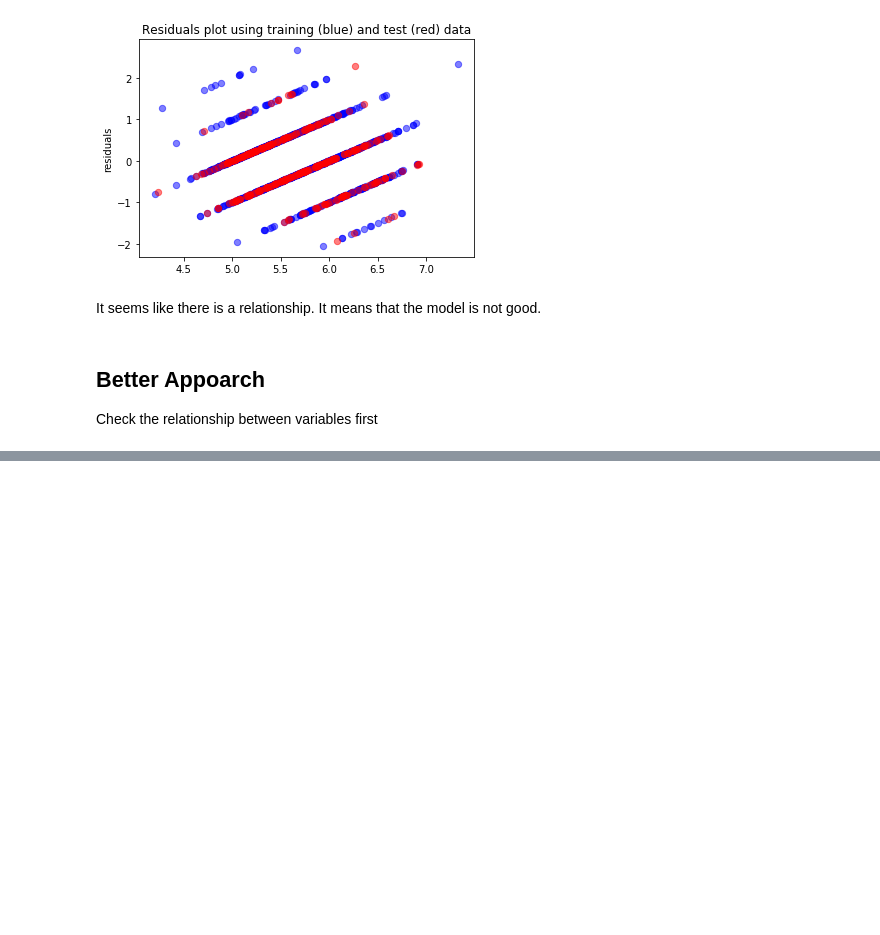
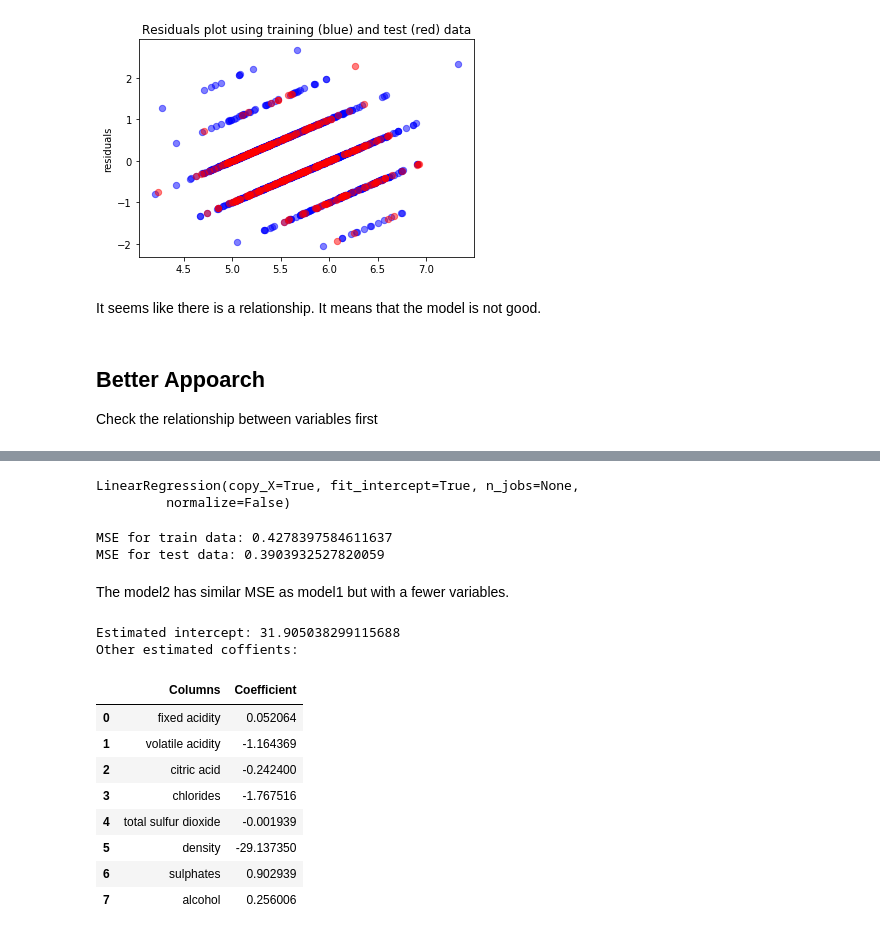
Before and after one commit to ntuananh/Machine-Learning-Journey, a Jupyter notebook: Regression.ipynb, the cells around one changed output, grey strips where cells are left out. Drawn from its saved outputs; the diff is of its cells as text; code cells hidden in the pictures; blank space fills up the shorter version.

```diff
--- a/Regression.ipynb
+++ b/Regression.ipynb
@@ -147,0 +177,33 @@ plt.show()
+# %%
+# Data preparation for new model
+X_train2, X_test2, y_train2, y_test2 = train_test_split(X, y, test_size=0.2)
+
+model2 = LinearRegression()
+model2.fit(X_train2, y_train2)
+# %% [output]
+LinearRegression(copy_X=True, fit_intercept=True, n_jobs=None,
+         normalize=False)
+# %%
+print("MSE for train data: "+str(np.mean((y_train2-model2.predict(X_train2))**2)))
+print("MSE for test data: "+str(np.mean((y_test2-model2.predict(X_test2))**2)))
+# %% [output]
+MSE for train data: 0.4278397584611637
+MSE for test data: 0.3903932527820059
+# %% [markdown]
+The model2 has similar MSE as model1 but with a fewer variables.
+# %%
+print("Estimated intercept: "+ str(model2.intercept_))
+print("Other estimated coffients:")
+pd.DataFrame(list(zip(X_train2.columns, model2.coef_)), columns=['Columns', 'Coefficient'])
+# %% [output]
+Estimated intercept: 31.905038299115688
+Other estimated coffients:
+|  | Columns | Coefficient |
+| 0 | fixed acidity | 0.052064 |
+| 1 | volatile acidity | -1.164369 |
+| 2 | citric acid | -0.242400 |
+| 3 | chlorides | -1.767516 |
+| 4 | total sulfur dioxide | -0.001939 |
+| 5 | density | -29.137350 |
+| 6 | sulphates | 0.902939 |
+| 7 | alcohol | 0.256006 |
```
Also changed, not shown: parts of 5 cells of this notebook.
